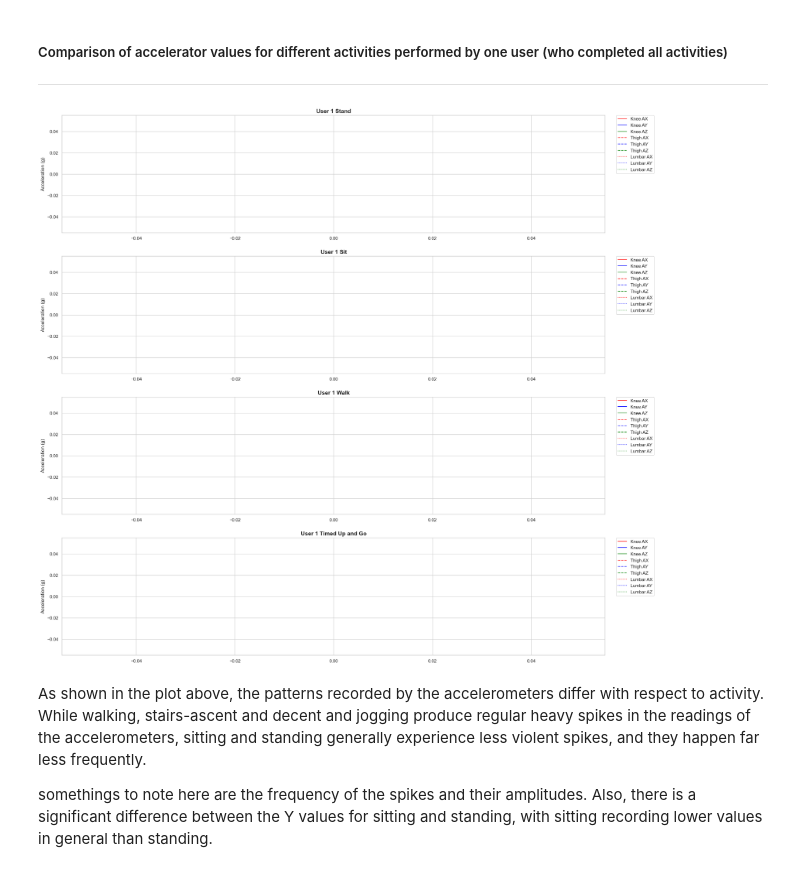
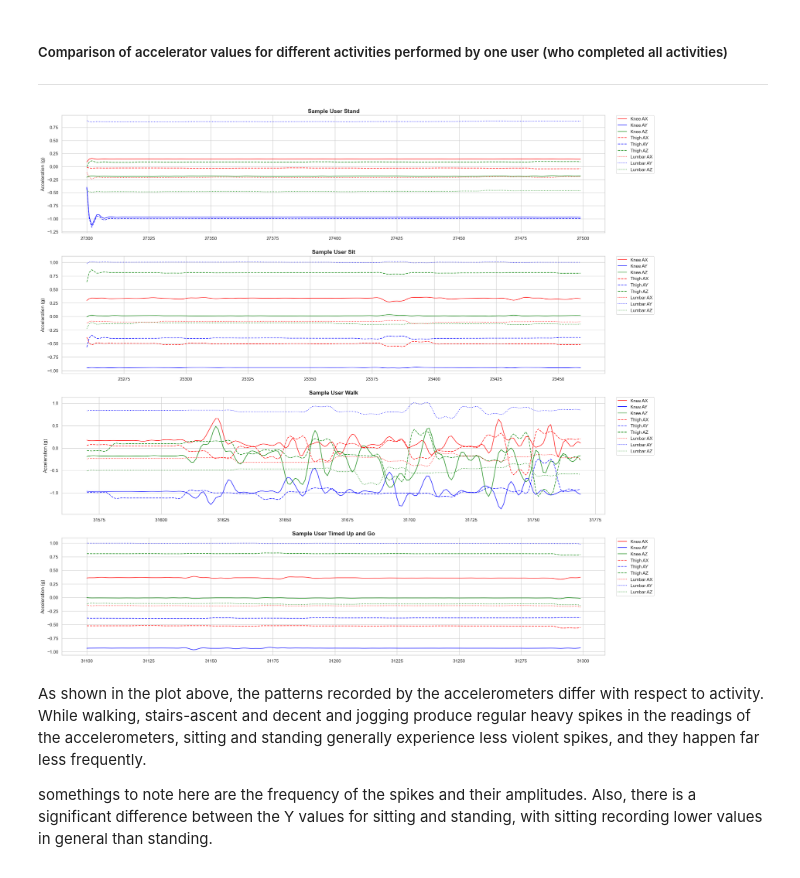
Before and after one commit to ike-njoku/finals-project, a Jupyter notebook: notebooks/main.ipynb, the cells around one changed output. Cells and saved outputs as stored; diff of their text form; code cells hidden in the pictures.

Commit message:
fix: rename sample data function

```diff
--- a/notebooks/main.ipynb
+++ b/notebooks/main.ipynb
@@ -124,6 +124,9 @@ OVERLAP_RATIO = 0.50
 # At 100 samples, hop size = 50 samples
 HOP_SIZE = int(TIME_STEPS * (1 - OVERLAP_RATIO))
 
+# User Data to Sample
+SAMPLE_USER = 3
+
 print("HAR Configuration")
 print("-" * 50)
 print(f"Sampling Rate : {SAMPLING_RATE_HZ} Hz")
@@ -736,45 +739,45 @@ def plot_user_activity_sample(sample_df, title, ax, columns=None):
     color_map = {'ax': 'red', 'ay': 'blue', 'az': 'green'}
     style_map = {'knee': '-', 'thigh': '--', 'lumbar': ':'}
 
     for col in columns:
         if col in sample_df.columns:
             node, axis = col.split('_')  # Extracts 'knee' and 'ax'
 
             ax.plot(
                 sample_df.index,
                 sample_df[col],
                 label=f"{node.capitalize()} {axis.upper()}",
                 color=color_map.get(axis, 'black'),
                 linestyle=style_map.get(node, '-'),
                 alpha=0.8
             )
 
     ax.set_title(title, fontsize=14, fontweight='bold')
     ax.set_ylabel('Acceleration (g)', fontsize=12)
 
     # Place legend outside the plot so it doesn't cover the data
     ax.legend(loc='upper left', bbox_to_anchor=(1.02, 1), borderaxespad=0)
 
-def get_user_1_data():
+def get_sample_user_data(user_id):
 
-    user_1_walk = get_user_activity_data(Dataset_A, user_id='1', activity='walk', num_samples=200)
-    user_1_stand = get_user_activity_data(Dataset_A, user_id='1', activity='stand', num_samples=200)
-    user_1_sit = get_user_activity_data(Dataset_A, user_id='1', activity='sit', num_samples=200)
-    user_1_tug = get_user_activity_data(Dataset_A, user_id='1', activity='tug', num_samples=200)
+    sample_user_walk = get_user_activity_data(Dataset_A, user_id=user_id, activity='walk', num_samples=200)
+    sample_user_stand = get_user_activity_data(Dataset_A, user_id=user_id, activity='stand', num_samples=200)
+    sample_user_sit = get_user_activity_data(Dataset_A, user_id=user_id, activity='sit', num_samples=200)
+    sample_user_tug = get_user_activity_data(Dataset_A, user_id=user_id, activity='tug', num_samples=200)
 
-    return (user_1_walk, user_1_stand, user_1_sit, user_1_tug)
+    return (sample_user_walk, sample_user_stand, sample_user_sit, sample_user_tug)
 
 
-user_1_walk, user_1_stand, user_1_sit, user_1_tug = get_user_1_data()
+sample_user_walk, sample_user_stand, sample_user_sit, sample_user_tug = get_sample_user_data(SAMPLE_USER)
 
 fig, (ax1, ax2, ax3, ax4) = plt.subplots(nrows=4, ncols=1, figsize=(24, 24))
 
-plot_user_activity_sample(user_1_stand, "User 1 Stand", ax1)
-plot_user_activity_sample(user_1_sit, "User 1 Sit", ax2)
-plot_user_activity_sample(user_1_walk, "User 1 Walk", ax3);
-plot_user_activity_sample(user_1_tug, "User 1 Timed Up and Go", ax4)
+plot_user_activity_sample(sample_user_stand, "Sample User Stand", ax1)
+plot_user_activity_sample(sample_user_sit, "Sample User Sit", ax2)
+plot_user_activity_sample(sample_user_walk, "Sample User Walk", ax3);
+plot_user_activity_sample(sample_user_tug, "Sample User Timed Up and Go", ax4)
 # %% [output]
-[figure, old version]
+[figure, new version]
 # %% [markdown]
 As shown in the plot above, the patterns recorded by the accelerometers differ with respect to activity. While walking, stairs-ascent and decent and jogging produce regular heavy spikes in the readings of the accelerometers, sitting and standing generally experience less violent spikes, and they happen far less frequently.
 
```
Also changed, not shown: parts of 2 cells of this notebook.
